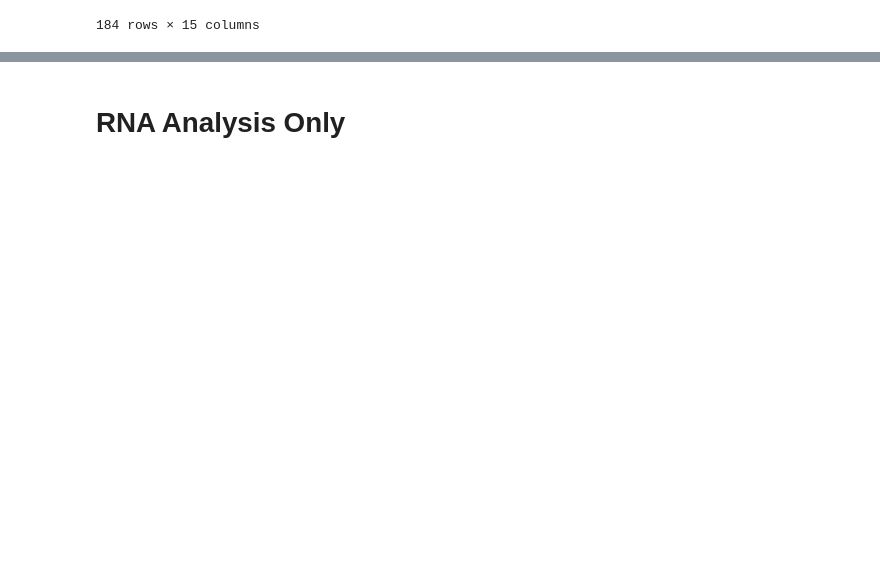
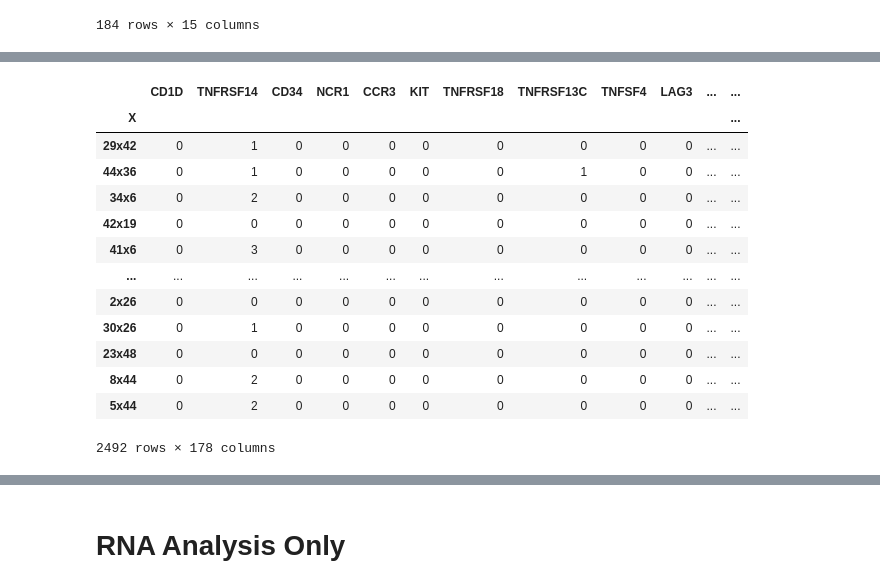
Before and after one commit to schae211/liana_spatial_cite-seq, a Jupyter notebook: read_data.ipynb, the cells around one changed output, grey strips where cells are left out. Drawn from its saved outputs; the diff is of its cells as text; code cells hidden in the pictures; blank space fills up the shorter version.

```diff
--- a/read_data.ipynb
+++ b/read_data.ipynb
@@ -418,0 +472,18 @@ print(misty_targets.shape)
+# %%
+rna_predictor = rna.loc[:, prot_predictor.columns]
+rna_predictor
+# %% [output]
+|  | CD1D | TNFRSF14 | CD34 | NCR1 | CCR3 | KIT | TNFRSF18 | TNFRSF13C | TNFSF4 | LAG3 | ... | ... |
+| X |  |  |  |  |  |  |  |  |  |  |  | ... |
+| 29x42 | 0 | 1 | 0 | 0 | 0 | 0 | 0 | 0 | 0 | 0 | ... | ... |
+| 44x36 | 0 | 1 | 0 | 0 | 0 | 0 | 0 | 1 | 0 | 0 | ... | ... |
+| 34x6 | 0 | 2 | 0 | 0 | 0 | 0 | 0 | 0 | 0 | 0 | ... | ... |
+| 42x19 | 0 | 0 | 0 | 0 | 0 | 0 | 0 | 0 | 0 | 0 | ... | ... |
+| 41x6 | 0 | 3 | 0 | 0 | 0 | 0 | 0 | 0 | 0 | 0 | ... | ... |
+| ... | ... | ... | ... | ... | ... | ... | ... | ... | ... | ... | ... | ... |
+| 2x26 | 0 | 0 | 0 | 0 | 0 | 0 | 0 | 0 | 0 | 0 | ... | ... |
+| 30x26 | 0 | 1 | 0 | 0 | 0 | 0 | 0 | 0 | 0 | 0 | ... | ... |
+| 23x48 | 0 | 0 | 0 | 0 | 0 | 0 | 0 | 0 | 0 | 0 | ... | ... |
+| 8x44 | 0 | 2 | 0 | 0 | 0 | 0 | 0 | 0 | 0 | 0 | ... | ... |
+| 5x44 | 0 | 2 | 0 | 0 | 0 | 0 | 0 | 0 | 0 | 0 | ... | ... |
+2492 rows × 178 columns
```
Also changed, not shown: parts of 21 cells of this notebook.
